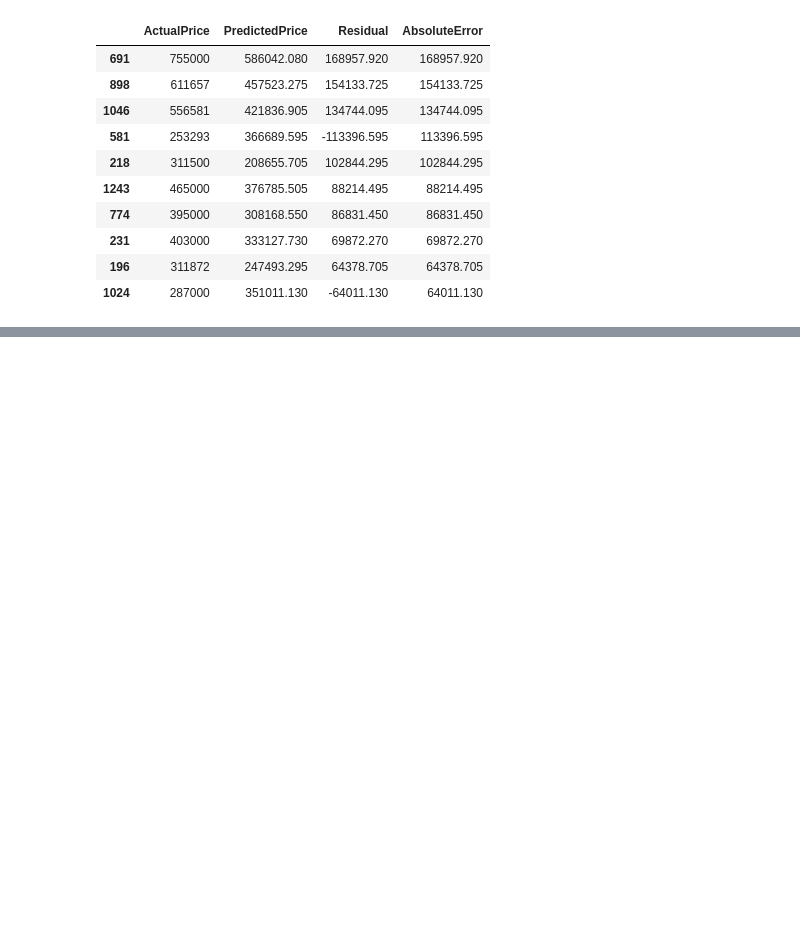
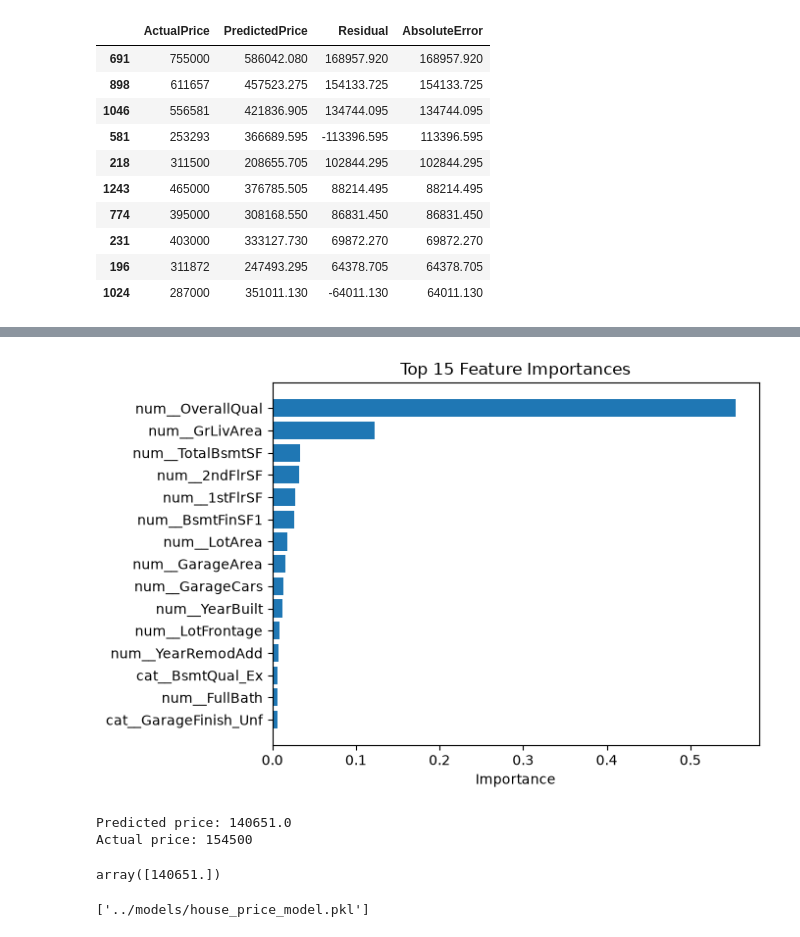
Before and after one commit to rimhamwi14h/house-price-prediction, a Jupyter notebook: notebooks/02_preprocessing_and_model.ipynb, the cells around one changed output, grey strips where cells are left out. Cells and saved outputs as stored; diff of their text form; code cells hidden in the pictures; blank space fills up the shorter version.

Commit message:
feat: add feature importance and save trained model

```diff
--- a/notebooks/02_preprocessing_and_model.ipynb
+++ b/notebooks/02_preprocessing_and_model.ipynb
@@ -179,3 +180,17 @@ error_analysis.sort_values(
 | 231 | 403000 | 333127.730 | 69872.270 | 69872.270 |
 | 196 | 311872 | 247493.295 | 64378.705 | 64378.705 |
 | 1024 | 287000 | 351011.130 | -64011.130 | 64011.130 |
+# %%
+fitted_preprocessor = rf_model.named_steps["preprocessor"]
+feature_names = fitted_preprocessor.get_feature_names_out()
+rf_regressor = rf_model.named_steps["regressor"]
+importances = rf_regressor.feature_importances_
+feature_importance = pd.DataFrame({
+    "Feature": feature_names,
+    "Importance": importances
+})
+feature_importance = feature_importance.sort_values(
+    "Importance",
+    ascending=False
+)
+feature_importance.head(15)
@@ -181,0 +214,32 @@ error_analysis.sort_values(
+# %%
+top_features = feature_importance.head(15)
+
+plt.barh(
+    top_features["Feature"][::-1],
+    top_features["Importance"][::-1]
+)
+
+plt.xlabel("Importance")
+plt.title("Top 15 Feature Importances")
+plt.show()
+# %% [output]
+[figure, added]
+# %%
+new_house = X_test.iloc[[0]]
+predicted_price = rf_model.predict(new_house)
+predicted_price
+actual_price = y_test.iloc[0]
+print("Predicted price:", predicted_price[0])
+print("Actual price:", actual_price)
+rf_model.predict(new_house)
+# %% [output]
+Predicted price: 140651.0
+Actual price: 154500
+array([140651.])
+# %%
+joblib.dump(
+    rf_model,
+    "../models/house_price_model.pkl"
+)
+# %% [output]
+['../models/house_price_model.pkl']
```
Also changed, not shown: parts of 2 cells of this notebook, 1 other file.
